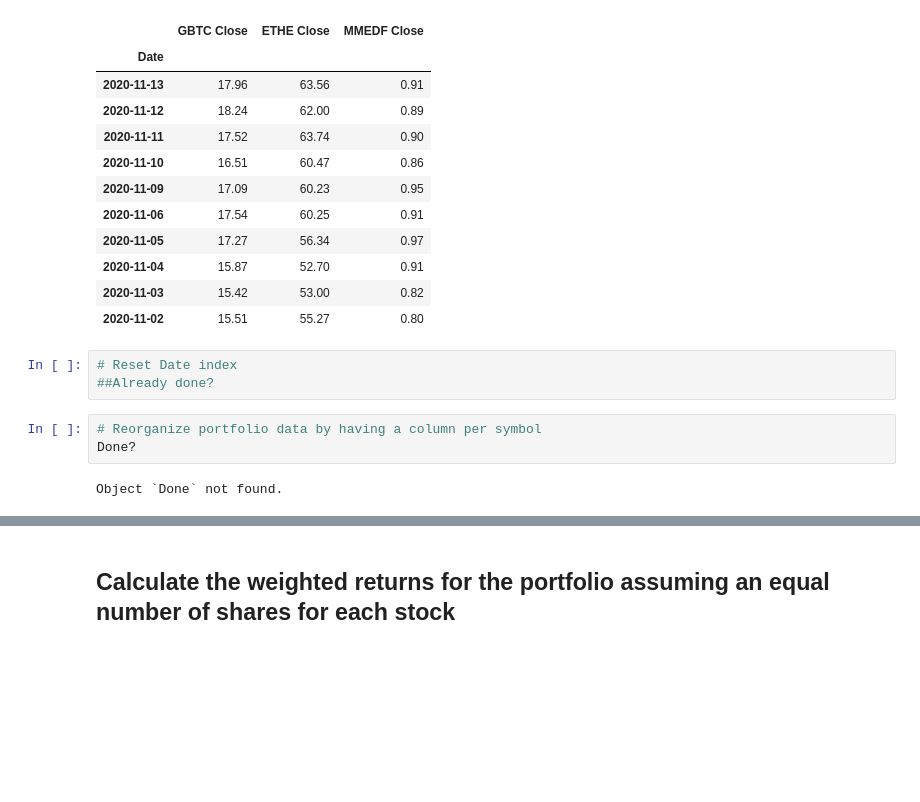
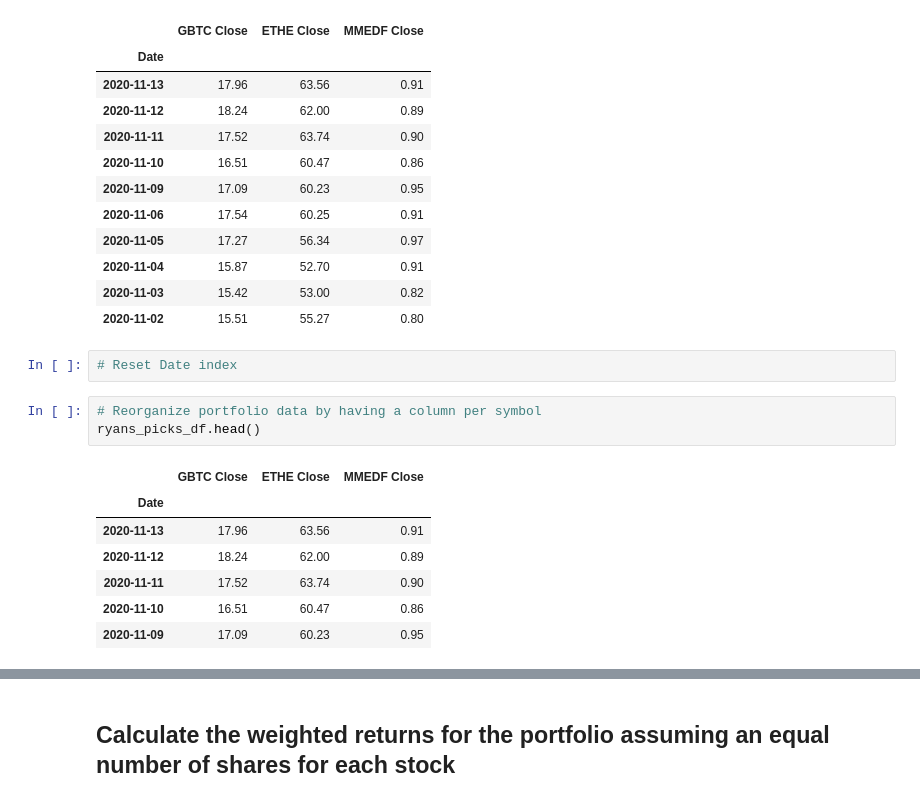
Before and after one commit to MedakaRiceFish/PandasHomework, a Jupyter notebook: 04-HW-RyanH.ipynb, the cells around one changed output, grey strips where cells are left out. Drawn from its saved outputs; the diff is of its cells as text; blank space fills up the shorter version.

```diff
--- a/04-HW-RyanH.ipynb
+++ b/04-HW-RyanH.ipynb
@@ -535,11 +535,16 @@ ryans_picks_df.head(10)
 | 2020-11-02 | 15.51 | 55.27 | 0.80 |
 # %%
 # Reset Date index
-##Already done?
 # %%
 # Reorganize portfolio data by having a column per symbol
-Done?
+ryans_picks_df.head()
 # %% [output]
-Object `Done` not found.
+|  | GBTC Close | ETHE Close | MMEDF Close |
+| Date |  |  |  |
+| 2020-11-13 | 17.96 | 63.56 | 0.91 |
+| 2020-11-12 | 18.24 | 62.00 | 0.89 |
+| 2020-11-11 | 17.52 | 63.74 | 0.90 |
+| 2020-11-10 | 16.51 | 60.47 | 0.86 |
+| 2020-11-09 | 17.09 | 60.23 | 0.95 |
 # %%
 # Calculate daily returns
```
Also changed, not shown: parts of 3 cells of this notebook.
